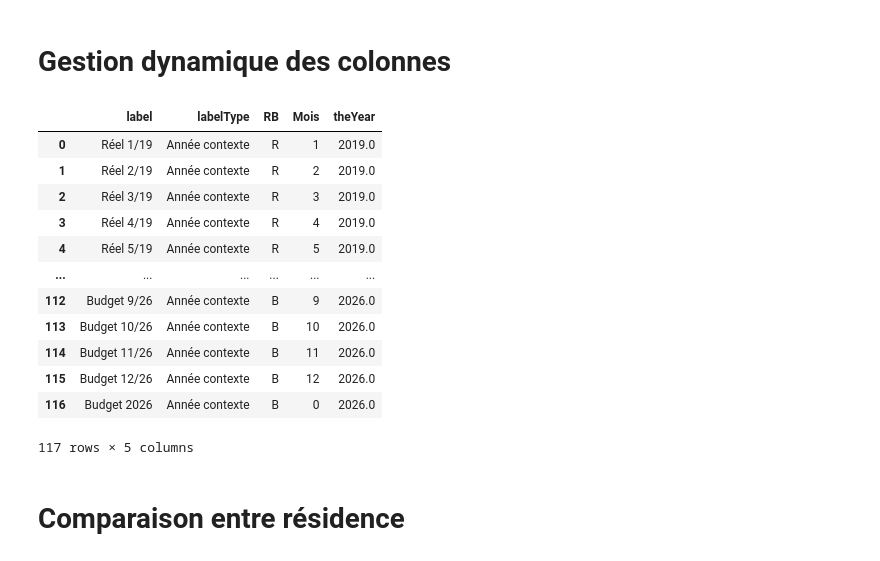
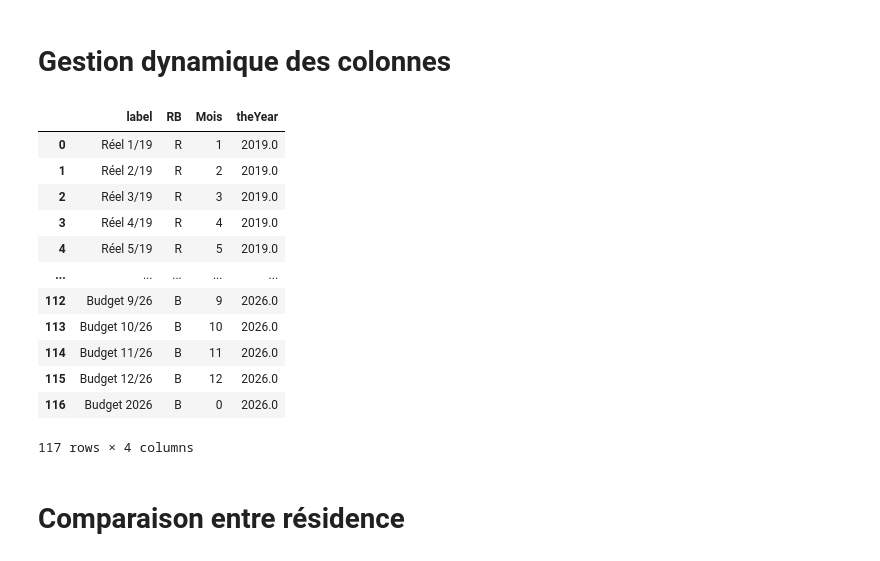
Before and after one commit to Amsa-21/SL_CB_IA, a Jupyter notebook: v2.ipynb, the cells around one changed output. Cells and saved outputs as stored; diff of their text form; code cells hidden in the pictures.

```diff
--- a/v2.ipynb
+++ b/v2.ipynb
@@ -1067,31 +1069,32 @@ pd.DataFrame(detail)
 # %%
 lst = await execute_sp(
     "dbo.sp_simBudCol",
     {
         "user_fk": 8,
         "codeMetier": 'EXP',
         "form_fk": 167,
         "codeFormType": None,
         "type_fk": 0,
         "colYear_fk": 0
     }
 )
 df_col = pd.DataFrame(lst)
-df_col[df_col["labelType"]=="Année contexte"][["label", "labelType", "RB", "Mois", "theYear"]]
+df_col = df_col[df_col["labelType"]=="Année contexte"][["label", "RB", "Mois", "theYear"]].copy()
+df_col
 # %% [output]
-|  | label | labelType | RB | Mois | theYear |
-| 0 | Réel 1/19 | Année contexte | R | 1 | 2019.0 |
-| 1 | Réel 2/19 | Année contexte | R | 2 | 2019.0 |
-| 2 | Réel 3/19 | Année contexte | R | 3 | 2019.0 |
-| 3 | Réel 4/19 | Année contexte | R | 4 | 2019.0 |
-| 4 | Réel 5/19 | Année contexte | R | 5 | 2019.0 |
-| ... | ... | ... | ... | ... | ... |
-| 112 | Budget 9/26 | Année contexte | B | 9 | 2026.0 |
-| 113 | Budget 10/26 | Année contexte | B | 10 | 2026.0 |
-| 114 | Budget 11/26 | Année contexte | B | 11 | 2026.0 |
-| 115 | Budget 12/26 | Année contexte | B | 12 | 2026.0 |
-| 116 | Budget 2026 | Année contexte | B | 0 | 2026.0 |
+|  | label | RB | Mois | theYear |
+| 0 | Réel 1/19 | R | 1 | 2019.0 |
+| 1 | Réel 2/19 | R | 2 | 2019.0 |
+| 2 | Réel 3/19 | R | 3 | 2019.0 |
+| 3 | Réel 4/19 | R | 4 | 2019.0 |
+| 4 | Réel 5/19 | R | 5 | 2019.0 |
+| ... | ... | ... | ... | ... |
+| 112 | Budget 9/26 | B | 9 | 2026.0 |
+| 113 | Budget 10/26 | B | 10 | 2026.0 |
+| 114 | Budget 11/26 | B | 11 | 2026.0 |
+| 115 | Budget 12/26 | B | 12 | 2026.0 |
+| 116 | Budget 2026 | B | 0 | 2026.0 |
-117 rows × 5 columns
+117 rows × 4 columns
 # %% [markdown]
 # Comparaison entre résidence
 # %%
```
Also changed, not shown: parts of 19 cells of this notebook, 6 other files.
